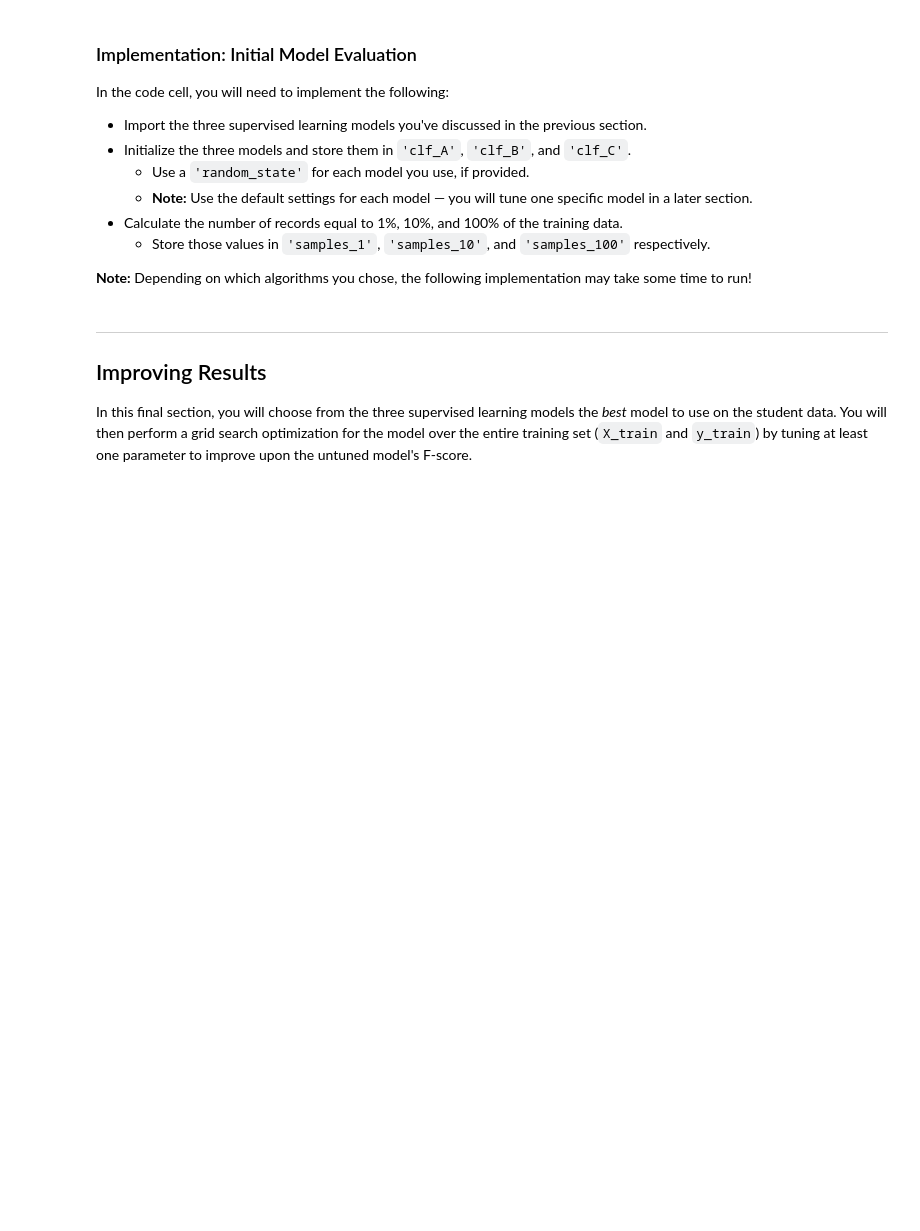
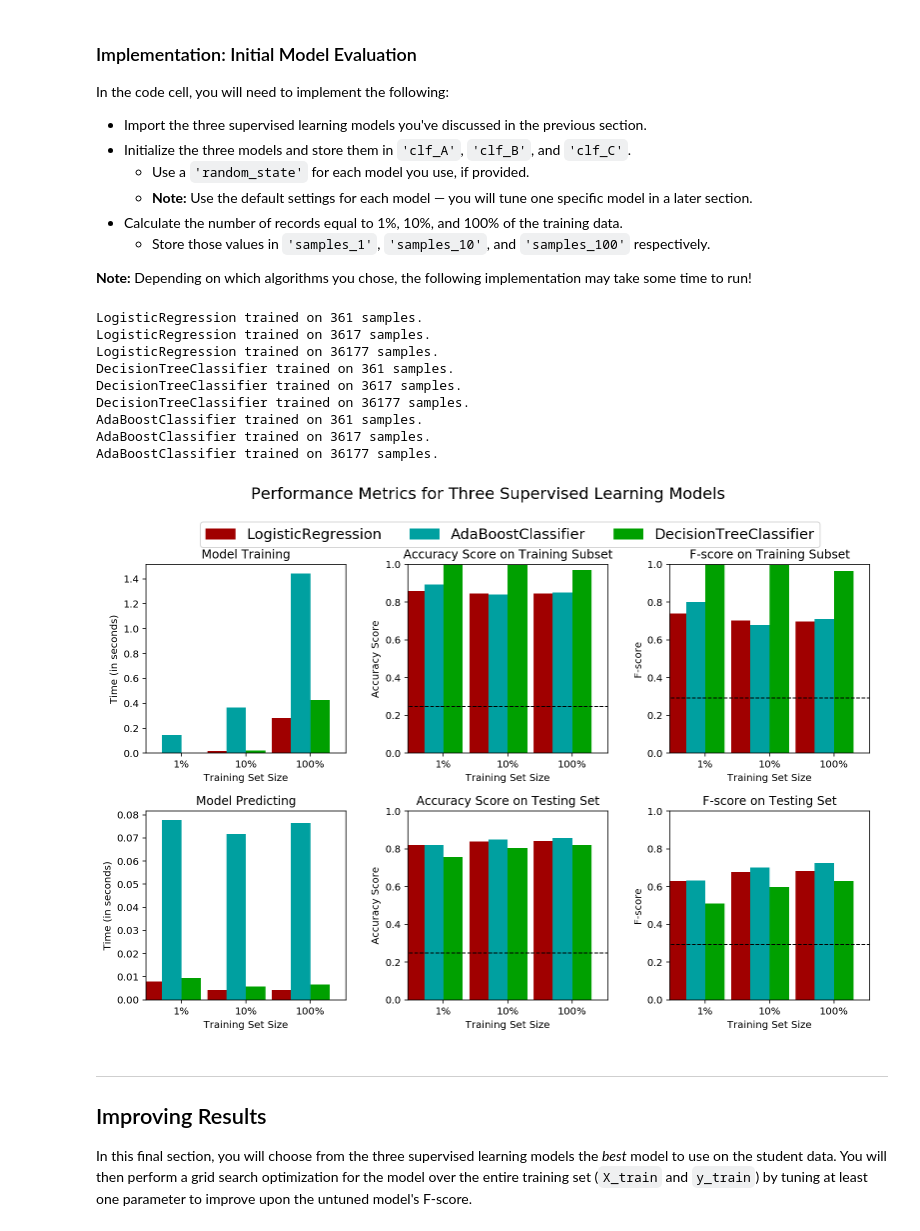
Before and after one commit to MayukhSobo/CharityML, a Jupyter notebook: finding_donors.ipynb, the cells around one changed output. Cells and saved outputs as stored; diff of their text form; code cells hidden in the pictures; blank space fills up the shorter version.

Commit message:
Adding upto the basic model training and fitting

```diff
--- a/finding_donors.ipynb
+++ b/finding_donors.ipynb
@@ -379,6 +392,9 @@ In the code block below, you will need to implement the following:
    - Make sure that you set the `beta` parameter!
 # %%
 # TODO: Import two metrics from sklearn - fbeta_score and accuracy_score
+
+from sklearn.metrics import fbeta_score
+from sklearn.metrics import accuracy_score
 
 def train_predict(learner, sample_size, X_train, y_train, X_test, y_test):
     '''
@@ -390,38 +406,38 @@ def train_predict(learner, sample_size, X_train, y_train, X_test, y_test):
        - X_test: features testing set
        - y_test: income testing set
     '''
-
     results = {}
 
     # TODO: Fit the learner to the training data using slicing with 'sample_size' using .fit(training_features[:], training_labels[:])
     start = time() # Get start time
-    learner = None
+    learner = learner.fit(X_train.iloc[0:sample_size, :],
+                          y_train[0:sample_size].ravel())
     end = time() # Get end time
 
     # TODO: Calculate the training time
-    results['train_time'] = None
+    results['train_time'] = end - start
 
     # TODO: Get the predictions on the test set(X_test),
     #       then get predictions on the first 300 training samples(X_train) using .predict()
     start = time() # Get start time
-    predictions_test = None
-    predictions_train = None
+    predictions_test = learner.predict(X_test)
+    predictions_train = learner.predict(X_train.iloc[0:300, :])
     end = time() # Get end time
 
     # TODO: Calculate the total prediction time
-    results['pred_time'] = None
+    results['pred_time'] = end - start
 
     # TODO: Compute accuracy on the first 300 training samples which is y_train[:300]
-    results['acc_train'] = None
+    results['acc_train'] = accuracy_score(y_train[0:300], predictions_train)
 
     # TODO: Compute accuracy on test set using accuracy_score()
-    results['acc_test'] = None
+    results['acc_test'] = accuracy_score(y_test, predictions_test)
 
     # TODO: Compute F-score on the the first 300 training samples using fbeta_score()
-    results['f_train'] = None
+    results['f_train'] = fbeta_score(y_train[0:300], predictions_train, beta=0.5)
 
     # TODO: Compute F-score on the test set which is y_test
-    results['f_test'] = None
+    results['f_test'] = fbeta_score(y_test, predictions_test, beta=0.5)
 
     # Success
     print "{} trained on {} samples.".format(learner.__class__.__name__, sample_size)
@@ -442,30 +466,44 @@ In the code cell, you will need to implement the following:
 # %%
 # TODO: Import the three supervised learning models from sklearn
-
+from sklearn.linear_model import LogisticRegression  # For Logistic Regression classifier
+from sklearn.tree import DecisionTreeClassifier  # For Decision Tree classifier
+from sklearn.ensemble import RandomForestClassifier  # For Random Forest classifier
+from sklearn.ensemble import AdaBoostClassifier
 # TODO: Initialize the three models
-clf_A = None
-clf_B = None
-clf_C = None
+clf_A = LogisticRegression(random_state=42)
+clf_B = DecisionTreeClassifier(random_state=42)
+clf_C = AdaBoostClassifier(random_state=42)
 
 # TODO: Calculate the number of samples for 1%, 10%, and 100% of the training data
 # HINT: samples_100 is the entire training set i.e. len(y_train)
 # HINT: samples_10 is 10% of samples_100
 # HINT: samples_1 is 1% of samples_100
-samples_100 = None
-samples_10 = None
-samples_1 = None
+samples_100 = X_train.shape[0]
+samples_10 = int(0.1 * samples_100)
+samples_1 = int(0.01 * samples_100)
 
 # Collect results on the learners
 results = {}
 for clf in [clf_A, clf_B, clf_C]:
     clf_name = clf.__class__.__name__
     results[clf_name] = {}
     for i, samples in enumerate([samples_1, samples_10, samples_100]):
-        results[clf_name][i] = \
-        train_predict(clf, samples, X_train, y_train, X_test, y_test)
+        results[clf_name][i] = train_predict(clf, samples, X_train, y_train, X_test, y_test)
+from pprint import pprint
 
 # Run metrics visualization for the three supervised learning models chosen
 vs.evaluate(results, accuracy, fscore)
+# %% [output]
+LogisticRegression trained on 361 samples.
+LogisticRegression trained on 3617 samples.
+LogisticRegression trained on 36177 samples.
+DecisionTreeClassifier trained on 361 samples.
+DecisionTreeClassifier trained on 3617 samples.
+DecisionTreeClassifier trained on 36177 samples.
+AdaBoostClassifier trained on 361 samples.
+AdaBoostClassifier trained on 3617 samples.
+AdaBoostClassifier trained on 36177 samples.
+[figure, added]
 # %% [markdown]
 ----
 ## Improving Results
```
Also changed, not shown: parts of 4 cells of this notebook, 1 other file.
